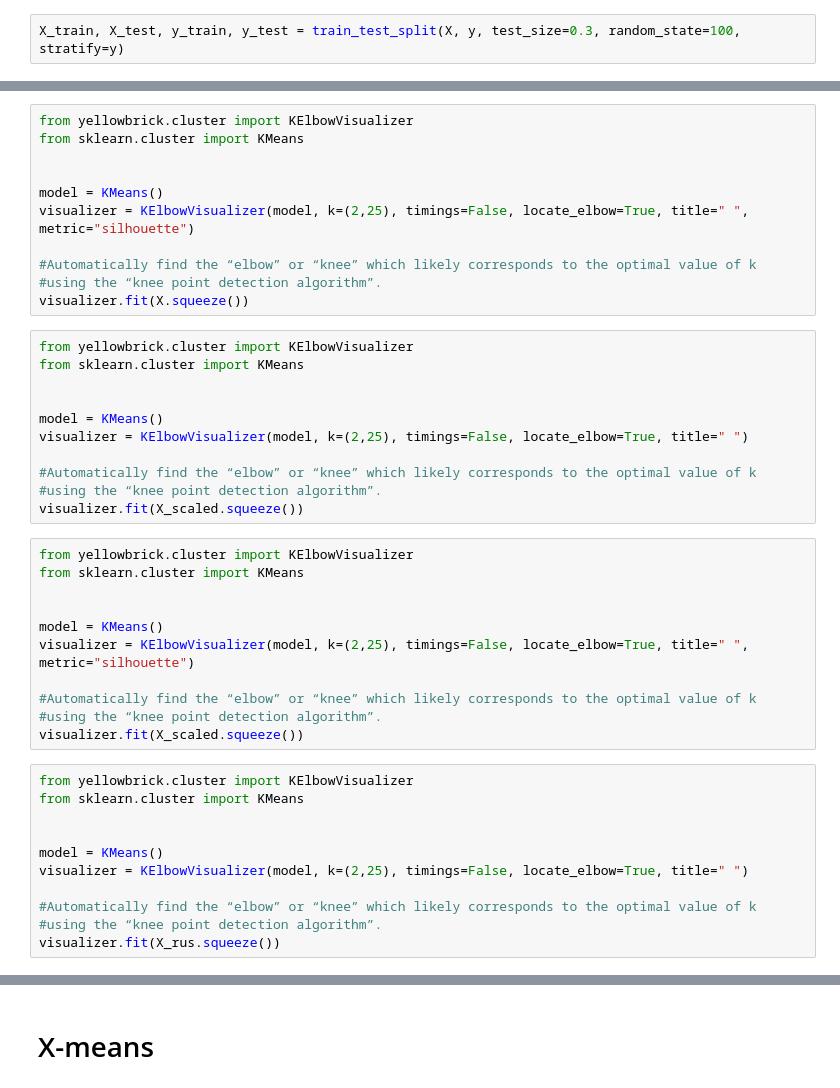
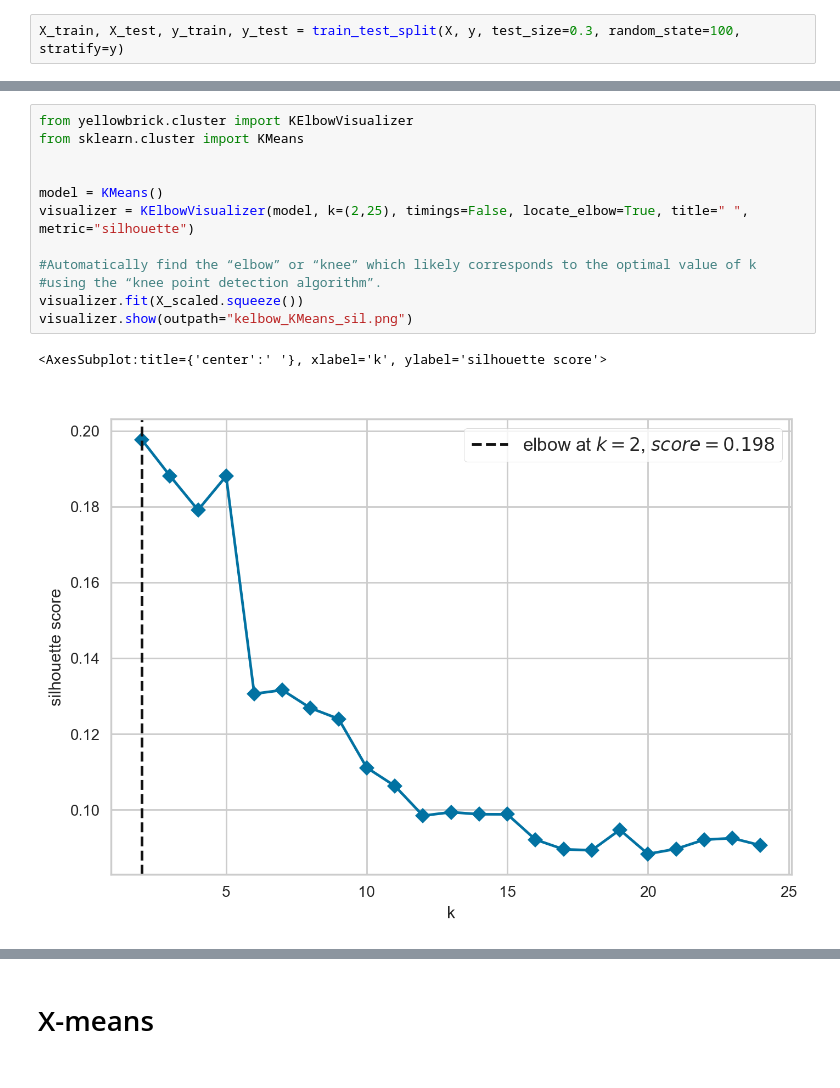
Before and after one commit to cri98li/Data-Mining-2-Project-ts-classification, a Jupyter notebook: Fase 4.2 Advanced Clustering.ipynb, the cells around one changed output, grey strips where cells are left out. Saved outputs shown, nothing was run; the diff lists cells and outputs as text.

```diff
--- a/Fase 4.2 Advanced Clustering.ipynb
+++ b/Fase 4.2 Advanced Clustering.ipynb
@@ -301,44 +327,15 @@ KElbowVisualizer(ax=<AxesSubplot:>, estimator=KMeans(n_clusters=29), k=None,
 # %%
 from yellowbrick.cluster import KElbowVisualizer
 from sklearn.cluster import KMeans
 
 
 model = KMeans()
 visualizer = KElbowVisualizer(model, k=(2,25), timings=False, locate_elbow=True, title=" ", metric="silhouette")
 
 #Automatically find the “elbow” or “knee” which likely corresponds to the optimal value of k
 #using the “knee point detection algorithm”.
-visualizer.fit(X.squeeze())
+visualizer.fit(X_scaled.squeeze())
+visualizer.show(outpath="kelbow_KMeans_sil.png")
+# %% [output]
+<AxesSubplot:title={'center':' '}, xlabel='k', ylabel='silhouette score'>
+[figure, added]
-# %%
-from yellowbrick.cluster import KElbowVisualizer
-from sklearn.cluster import KMeans
-
-
-model = KMeans()
-visualizer = KElbowVisualizer(model, k=(2,25), timings=False, locate_elbow=True, title=" ")
-
-#Automatically find the “elbow” or “knee” which likely corresponds to the optimal value of k
-#using the “knee point detection algorithm”.
-visualizer.fit(X_scaled.squeeze())
-# %%
-from yellowbrick.cluster import KElbowVisualizer
-from sklearn.cluster import KMeans
-
-
-model = KMeans()
-visualizer = KElbowVisualizer(model, k=(2,25), timings=False, locate_elbow=True, title=" ", metric="silhouette")
-
-#Automatically find the “elbow” or “knee” which likely corresponds to the optimal value of k
-#using the “knee point detection algorithm”.
-visualizer.fit(X_scaled.squeeze())
-# %%
-from yellowbrick.cluster import KElbowVisualizer
-from sklearn.cluster import KMeans
-
-
-model = KMeans()
-visualizer = KElbowVisualizer(model, k=(2,25), timings=False, locate_elbow=True, title=" ")
-
-#Automatically find the “elbow” or “knee” which likely corresponds to the optimal value of k
-#using the “knee point detection algorithm”.
-visualizer.fit(X_rus.squeeze())
```
Also changed, not shown: parts of 56 cells of this notebook.
